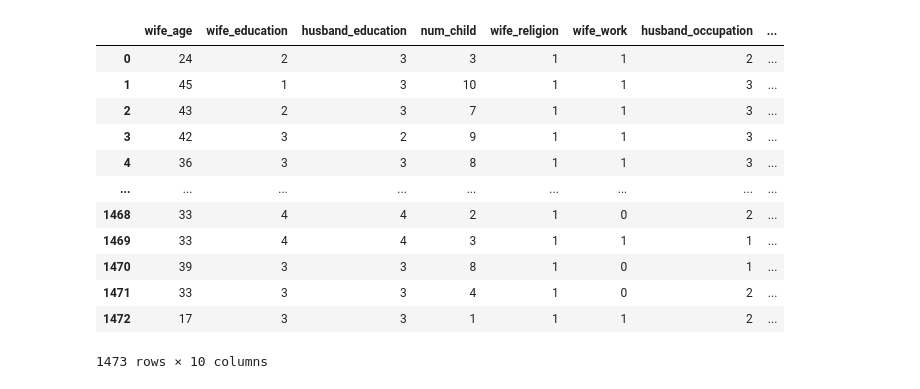
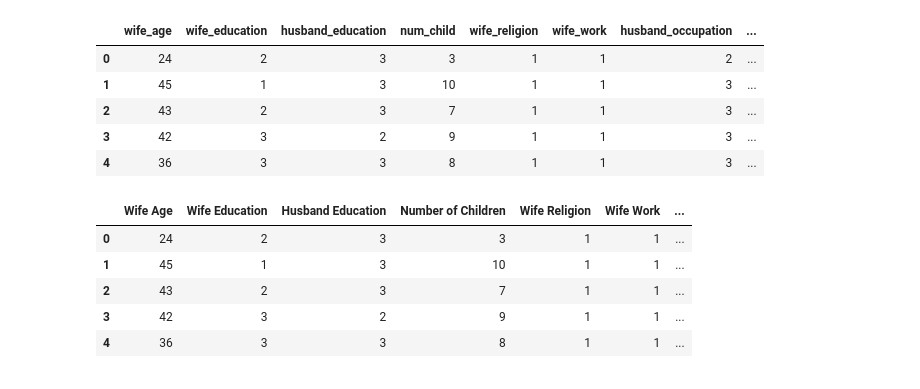
Before and after one commit to RohanChilukuri/Data100FinalProject, a Jupyter notebook: contraceptiveAnalysis.ipynb, the cells around one changed output. Drawn from its saved outputs; the diff is of its cells as text; code cells hidden in the pictures.

```diff
--- a/contraceptiveAnalysis.ipynb
+++ b/contraceptiveAnalysis.ipynb
@@ -8,18 +11,11 @@ import plotly
 # %%
 contraceptive_data = pd.read_csv("contraceptive/contraceptive_for_students.csv")
-contraceptive_data
+contraceptive_data.head()
 # %% [output]
 |  | wife_age | wife_education | husband_education | num_child | wife_religion | wife_work | husband_occupation | ... |
 | 0 | 24 | 2 | 3 | 3 | 1 | 1 | 2 | ... |
 | 1 | 45 | 1 | 3 | 10 | 1 | 1 | 3 | ... |
 | 2 | 43 | 2 | 3 | 7 | 1 | 1 | 3 | ... |
 | 3 | 42 | 3 | 2 | 9 | 1 | 1 | 3 | ... |
 | 4 | 36 | 3 | 3 | 8 | 1 | 1 | 3 | ... |
-| ... | ... | ... | ... | ... | ... | ... | ... | ... |
-| 1468 | 33 | 4 | 4 | 2 | 1 | 0 | 2 | ... |
-| 1469 | 33 | 4 | 4 | 3 | 1 | 1 | 1 | ... |
-| 1470 | 39 | 3 | 3 | 8 | 1 | 0 | 1 | ... |
-| 1471 | 33 | 3 | 3 | 4 | 1 | 0 | 2 | ... |
-| 1472 | 17 | 3 | 3 | 1 | 1 | 1 | 2 | ... |
-1473 rows × 10 columns
 # %%
@@ -98,3 +92,16 @@ categorical = ['wife_education', 'husband_education', 'wife_religion', 'wife_wor
 ordinal = ['wife_education', 'husband_education', 'standard_living']
 nominal = ['wife_religion', 'wife_work', 'husband_occupation', 'media_exposure']
 all_vars = numerical + categorical
+# %%
+# Making a cleaned version of the data for readability and EDA
+eda_data = contraceptive_data.copy()
+eda_data = clean_data(eda_data)
+eda_data = eda_data.rename(columns={"wife_education": "Wife Education", "husband_education": "Husband Education", "contraceptive": "Contraceptive", 'wife_age': "Wife Age", "num_child": "Number of Children", 'wife_religion': 'Wife Religion', 'wife_work': 'Wife Work', 'husband_occupation': "Husband Occupation", "standard_living": "Standard of Living", "media_exposure": "Media Exposure"})
+eda_data.head()
+# %% [output]
+|  | Wife Age | Wife Education | Husband Education | Number of Children | Wife Religion | Wife Work | ... |
+| 0 | 24 | 2 | 3 | 3 | 1 | 1 | ... |
+| 1 | 45 | 1 | 3 | 10 | 1 | 1 | ... |
+| 2 | 43 | 2 | 3 | 7 | 1 | 1 | ... |
+| 3 | 42 | 3 | 2 | 9 | 1 | 1 | ... |
+| 4 | 36 | 3 | 3 | 8 | 1 | 1 | ... |
```
Also changed, not shown: parts of 10 cells of this notebook.
